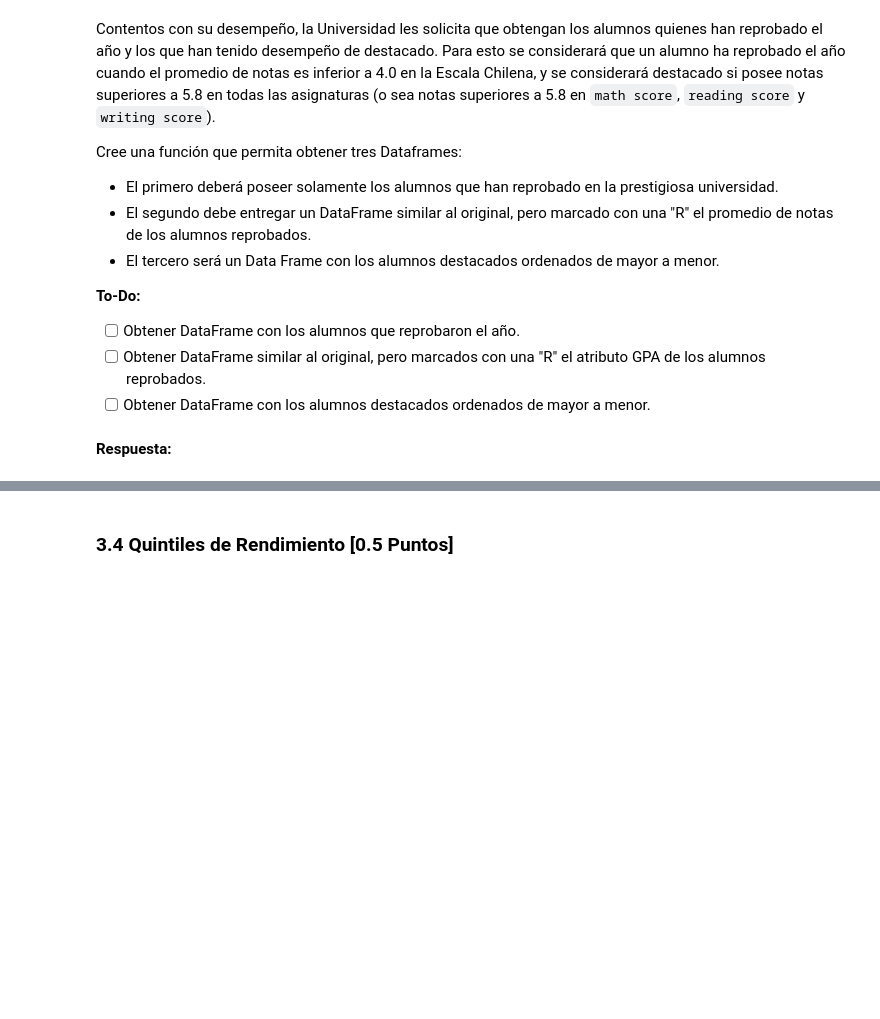
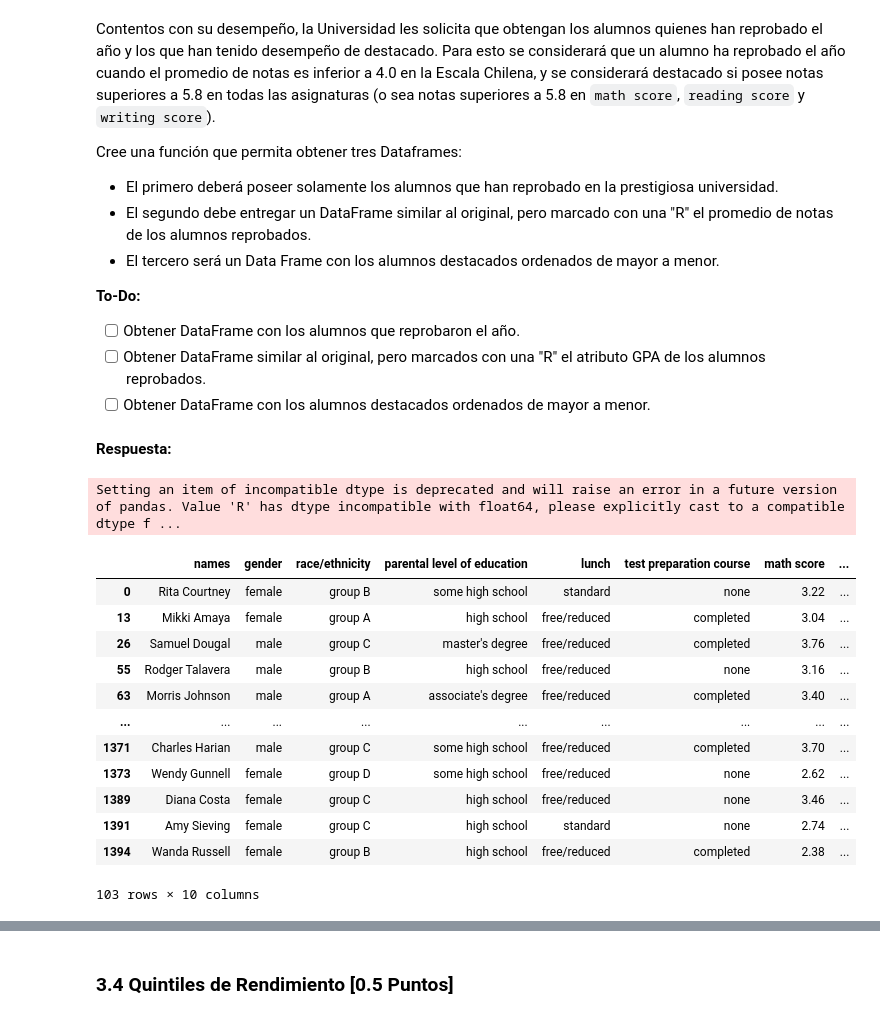
Before and after one commit to jesuow/LabPro, a Jupyter notebook: lab 3/Lab3.ipynb, the cells around one changed output, grey strips where cells are left out. Saved outputs shown, nothing was run; the diff lists cells and outputs as text; code cells hidden in the pictures; blank space fills up the shorter version.

```diff
--- a/lab 3/Lab3.ipynb
+++ b/lab 3/Lab3.ipynb
@@ -392,7 +432,8 @@ Con todas las notas adjuntadas, la prestigiosa Universidad De la Cachaña necesi
 # %%
 #Escriba su código aquí
 def alumnos_promedio(dataframe_in):
-  pass
+    dataframe_in['promedio'] = dataframe_in[['math score', 'reading score', 'writing score']].mean(axis=1).round(2)
+    return dataframe_in
 # %%
 #Muestre sus resultados aquí
 df_grades = alumnos_promedio(df_grades)
@@ -421,3 +465,41 @@ def reprobados_destacados(dataframe_in):
+# %%
+#Escriba su código aquí
+def reprobados_destacados(dataframe_in):
+    #primer data frame s010 a1umn0s cuy0 pr0medi0 es men0r a 4,0
+    boolean_mask= dataframe_in.loc[:,"promedio"]< 4.0
+    reprobados= dataframe_in.loc[boolean_mask]
+
+     #Crear una copia del DataFrame
+    df = dataframe_in.copy()
+    #Convertir la columna pr0medi0 a tipo float para asegurarse de que las comparaciones funcionen
+    df["promedio"] = pd.to_numeric(df["promedio"], errors='coerce')
+    df.loc[df["promedio"] < 4.0, "promedio"] = 'R'
+
+    #Data Frame con los alumnos destacados ordenados de mayor a menor.
+    destacados = dataframe_in[
+        (dataframe_in['math score'] > 5.8) &
+        (dataframe_in['reading score'] > 5.8) &
+        (dataframe_in['writing score'] > 5.8)
+    ]
+    destacados = destacados.sort_values(by='promedio', ascending=False)
+
+    return reprobados, df, destacados
 # %%
 # Muestre sus resultados aquí
 dataframe1, dataframe2, dataframe3 = reprobados_destacados(df_grades)
+dataframe1
+# %% [output]
+Setting an item of incompatible dtype is deprecated and will raise an error in a future version of pandas. Value 'R' has dtype incompatible with float64, please explicitly cast to a compatible dtype f ...
+|  | names | gender | race/ethnicity | parental level of education | lunch | test preparation course | math score | ... |
+| 0 | Rita Courtney | female | group B | some high school | standard | none | 3.22 | ... |
+| 13 | Mikki Amaya | female | group A | high school | free/reduced | completed | 3.04 | ... |
+| 26 | Samuel Dougal | male | group C | master's degree | free/reduced | completed | 3.76 | ... |
+| 55 | Rodger Talavera | male | group B | high school | free/reduced | none | 3.16 | ... |
+| 63 | Morris Johnson | male | group A | associate's degree | free/reduced | completed | 3.40 | ... |
+| ... | ... | ... | ... | ... | ... | ... | ... | ... |
+| 1371 | Charles Harian | male | group C | some high school | free/reduced | completed | 3.70 | ... |
+| 1373 | Wendy Gunnell | female | group D | some high school | free/reduced | none | 2.62 | ... |
+| 1389 | Diana Costa | female | group C | high school | free/reduced | none | 3.46 | ... |
+| 1391 | Amy Sieving | female | group C | high school | standard | none | 2.74 | ... |
+| 1394 | Wanda Russell | female | group B | high school | free/reduced | completed | 2.38 | ... |
+103 rows × 10 columns
```
Also changed, not shown: parts of 27 cells of this notebook.
